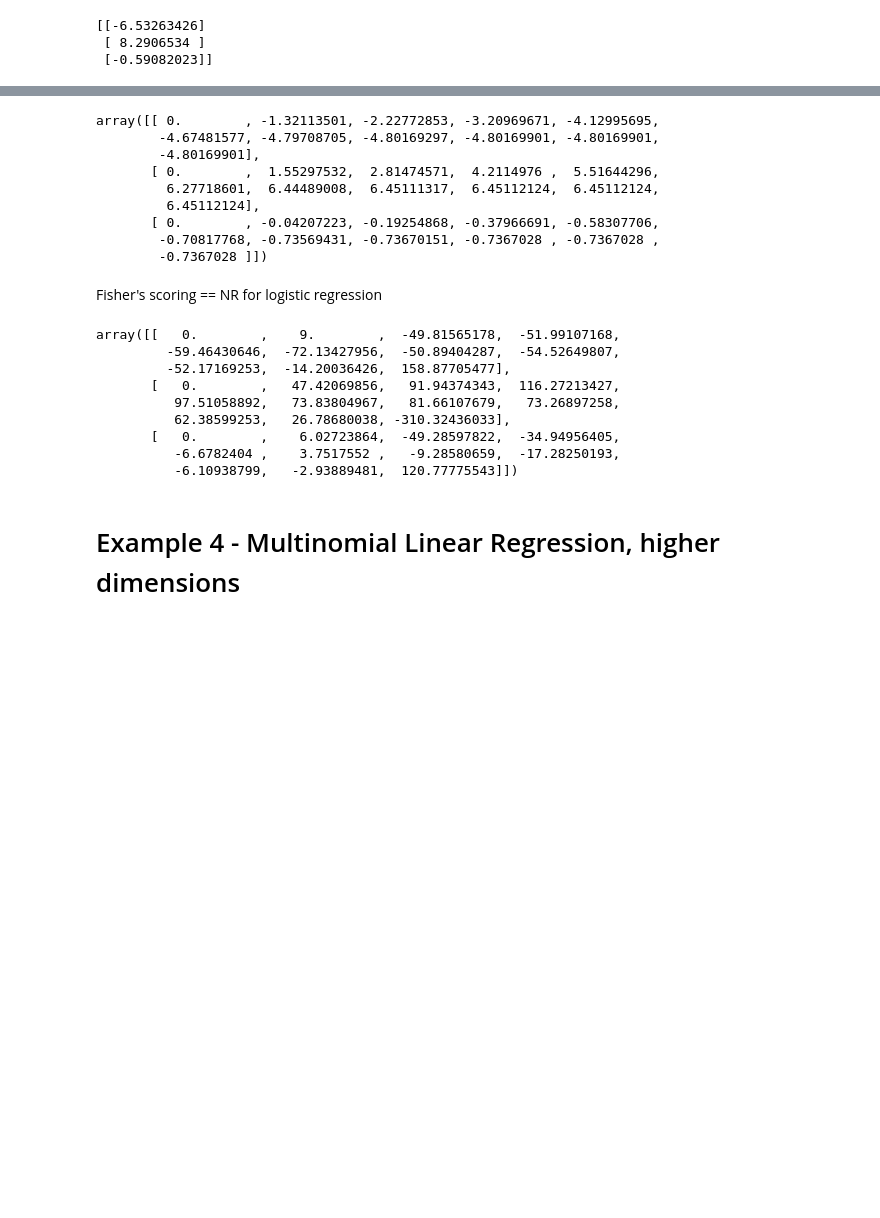
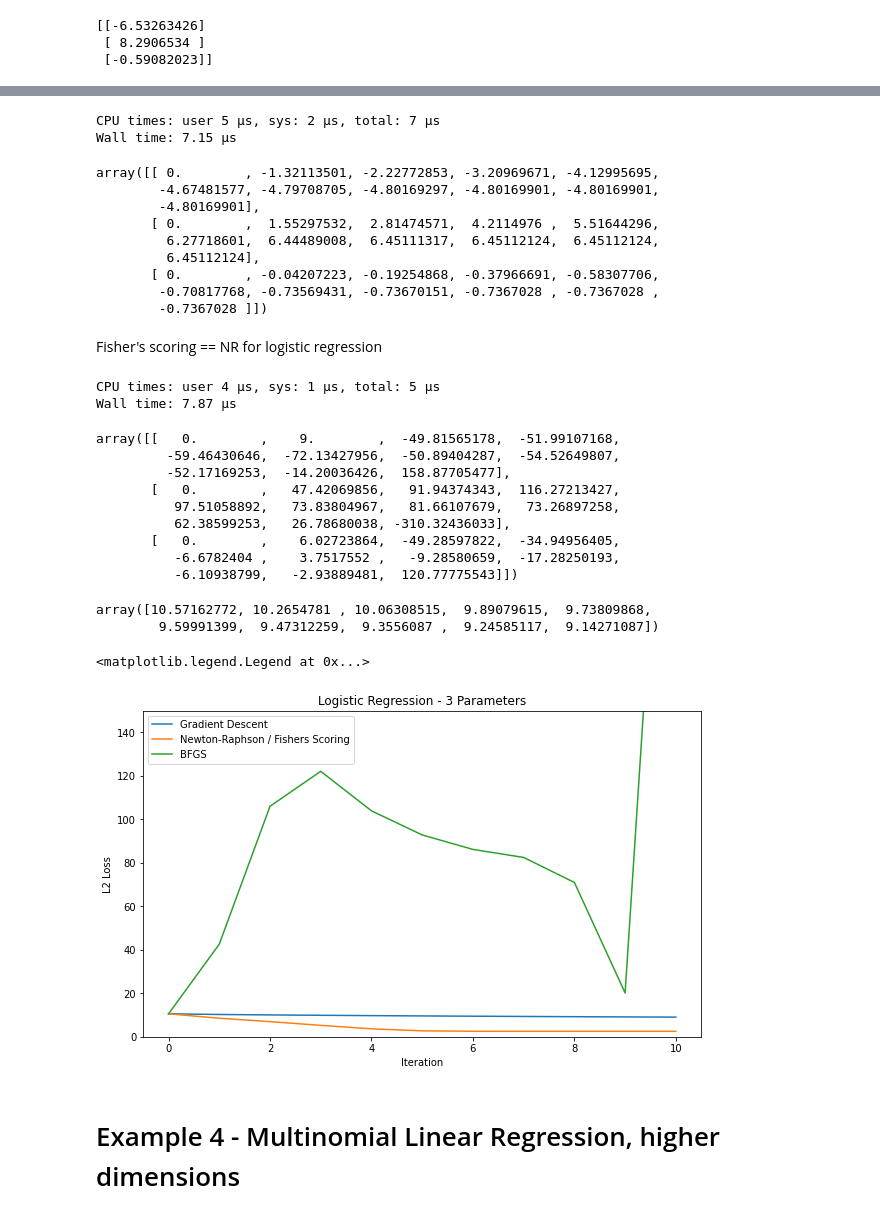
Before and after one commit to EricTay1997/MLE, a Jupyter notebook: Algorithms.ipynb, the cells around one changed output, grey strips where cells are left out. Saved outputs shown, nothing was run; the diff lists cells and outputs as text; code cells hidden in the pictures; blank space fills up the shorter version.

```diff
--- a/Algorithms.ipynb
+++ b/Algorithms.ipynb
@@ -315,5 +332,7 @@ print(theta)
 # %%
 theta0 = np.array([0,0,0])[:, None]
 # %%
-gd(theta0, grad3, 1/len(data), np.c_[data, X], max_iter = 10000)
+%time
+thetas0 = gd(theta0, grad3, 1/len(data), np.c_[data, X], max_iter = 1000)
+thetas0
 # %% [output]
@@ -326,30 +347,60 @@ array([[ 0.        ,  0.09      ,  0.02655808, ..., -4.80169901,
 # %%
-nr(theta0, grad3, np.c_[data, X], inverse_hessian3, max_iter=10)
+%time
+thetas1 = nr(theta0, grad3, np.c_[data, X], inverse_hessian3, max_iter=10)
+thetas1
 # %% [output]
-array([[ 0.        , -1.32113501, -2.22772853, -3.20969671, -4.12995695,
-        -4.67481577, -4.79708705, -4.80169297, -4.80169901, -4.80169901,
-        -4.80169901],
-       [ 0.        ,  1.55297532,  2.81474571,  4.2114976 ,  5.51644296,
-         6.27718601,  6.44489008,  6.45111317,  6.45112124,  6.45112124,
-         6.45112124],
-       [ 0.        , -0.04207223, -0.19254868, -0.37966691, -0.58307706,
-        -0.70817768, -0.73569431, -0.73670151, -0.7367028 , -0.7367028 ,
-        -0.7367028 ]])
+CPU times: user 5 µs, sys: 2 µs, total: 7 µs
+Wall time: 7.15 µs
+array([[ 0.        , -1.32113501, -2.22772853, -3.20969671, -4.12995695,
+        -4.67481577, -4.79708705, -4.80169297, -4.80169901, -4.80169901,
+        -4.80169901],
+       [ 0.        ,  1.55297532,  2.81474571,  4.2114976 ,  5.51644296,
+         6.27718601,  6.44489008,  6.45111317,  6.45112124,  6.45112124,
+         6.45112124],
+       [ 0.        , -0.04207223, -0.19254868, -0.37966691, -0.58307706,
+        -0.70817768, -0.73569431, -0.73670151, -0.7367028 , -0.7367028 ,
+        -0.7367028 ]])
 # %% [markdown]
 Fisher's scoring == NR for logistic regression
 # %%
-bfgs(neg_l3, theta0, neg_grad3, np.c_[data, X], max_iter = 10)
+%time
+thetas2 = bfgs(neg_l3, theta0, neg_grad3, np.c_[data, X], max_iter = 10)
+thetas2
 # Unstable
 # %% [output]
-array([[   0.        ,    9.        ,  -49.81565178,  -51.99107168,
-         -59.46430646,  -72.13427956,  -50.89404287,  -54.52649807,
-         -52.17169253,  -14.20036426,  158.87705477],
-       [   0.        ,   47.42069856,   91.94374343,  116.27213427,
-          97.51058892,   73.83804967,   81.66107679,   73.26897258,
-          62.38599253,   26.78680038, -310.32436033],
-       [   0.        ,    6.02723864,  -49.28597822,  -34.94956405,
-          -6.6782404 ,    3.7517552 ,   -9.28580659,  -17.28250193,
-          -6.10938799,   -2.93889481,  120.77775543]])
+CPU times: user 4 µs, sys: 1 µs, total: 5 µs
+Wall time: 7.87 µs
+array([[   0.        ,    9.        ,  -49.81565178,  -51.99107168,
+         -59.46430646,  -72.13427956,  -50.89404287,  -54.52649807,
+         -52.17169253,  -14.20036426,  158.87705477],
+       [   0.        ,   47.42069856,   91.94374343,  116.27213427,
+          97.51058892,   73.83804967,   81.66107679,   73.26897258,
+          62.38599253,   26.78680038, -310.32436033],
+       [   0.        ,    6.02723864,  -49.28597822,  -34.94956405,
+          -6.6782404 ,    3.7517552 ,   -9.28580659,  -17.28250193,
+          -6.10938799,   -2.93889481,  120.77775543]])
+# %%
+l20 = np.sqrt(np.sum((thetas0 - theta)**2, 0))
+l21 = np.sqrt(np.sum((thetas1 - theta)**2, 0))
+l22 = np.sqrt(np.sum((thetas2 - theta)**2, 0))
+# %%
+l20[:10]
+# %% [output]
+array([10.57162772, 10.2654781 , 10.06308515,  9.89079615,  9.73809868,
+        9.59991399,  9.47312259,  9.3556087 ,  9.24585117,  9.14271087])
+# %%
+plt.figure(figsize= (10,6))
+plt.plot(list(range(len(l21))), l20[:len(l21)], label = "Gradient Descent")
+plt.plot(list(range(len(l21))), l21, label = "Newton-Raphson / Fishers Scoring")
+plt.plot(list(range(len(l22))), l22, label = "BFGS")
+plt.xlabel("Iteration")
+plt.ylabel("L2 Loss")
+plt.title("Logistic Regression - 3 Parameters")
+plt.ylim(0, 150)
+plt.legend();
+# %% [output]
+<matplotlib.legend.Legend at 0x...>
+[figure, added]
 # %% [markdown]
 # Example 4 - Multinomial Linear Regression, higher dimensions
 # %%
```
Also changed, not shown: parts of 26 cells of this notebook, 1 other file.
